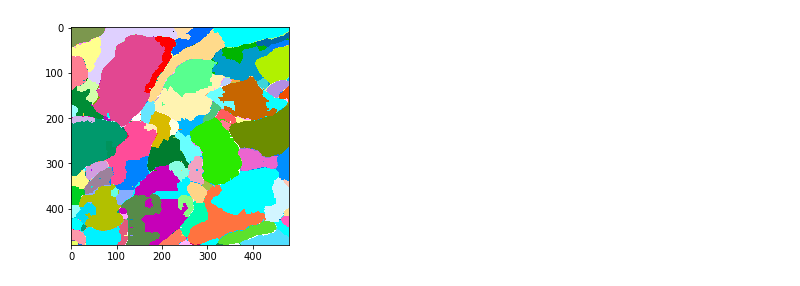
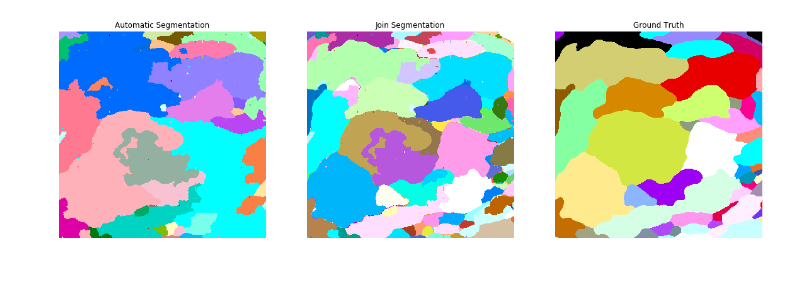
Before and after one commit to JohnnyTeutonic/view_all, a Jupyter notebook: notebooks/compact_notebook.ipynb, the cells around one changed output. Saved outputs shown, nothing was run; the diff lists cells and outputs as text; code cells hidden in the pictures.

```diff
--- a/notebooks/compact_notebook.ipynb
+++ b/notebooks/compact_notebook.ipynb
@@ -116,12 +116,20 @@ split_vi_score = [ev.split_vi(seg_stack_large[t], gt_raw_testing) for t in range
 split_vi_array = np.array(split_vi_score)
 best_seg_ind = np.argmin(split_vi_array.sum(axis=1))
 best_seg = seg_stack_large[best_seg_ind]
-# %%
-from skimage.color import label2rgb
-joint_seg = join_segmentations(best_seg_bpm, gt_raw_testing)
-color = viz.imshow_rand(joint_seg[0, ...])
-# %% [output]
-[figure, removed]
+# %%
+from skimage.color import label2rgb
+joint_seg = join_segmentations(best_seg_bpm, gt_raw_testing)
+fig, ax = plt.subplots(nrows=1, ncols=3, figsize=(20,10))
+ax[0].set_title('Automatic Segmentation')
+ax[1].set_title('Join Segmentation')
+ax[2].set_title('Ground Truth')
+viz.imshow_rand(best_seg_bpm[8, ...], axis=ax[0])
+viz.imshow_rand(joint_seg[8, ...], axis=ax[1])
+viz.imshow_rand(gt_raw_testing[8, ...], axis=ax[2])
+for axes in ax:
+    axes.axis('off')
+# %% [output]
+[figure, added]
 # %%
 split_idxs, split_errs, merge_idxs, merge_errs = ev.sorted_vi_components(best_seg_bpm, gt_raw_testing)
 split_idxs_sorted, merge_idxs_sorted = np.argsort(split_idxs), np.argsort(merge_idxs)
```
Also changed, not shown: 3 other files.
